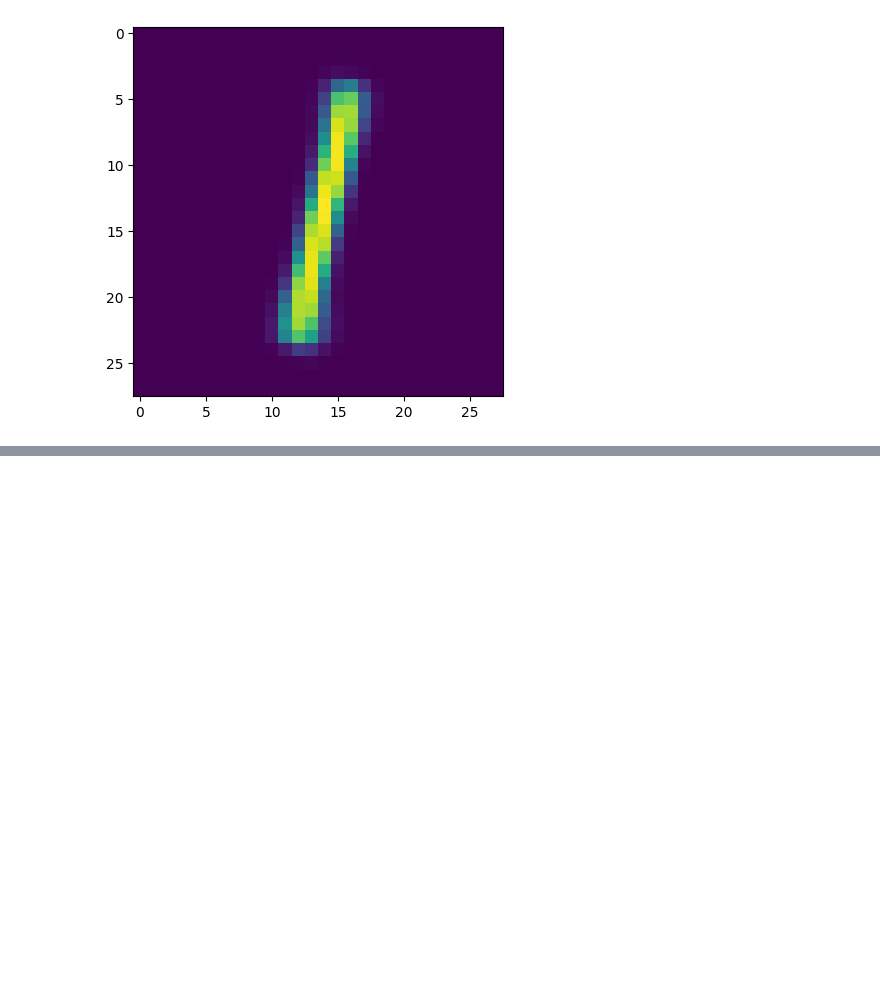
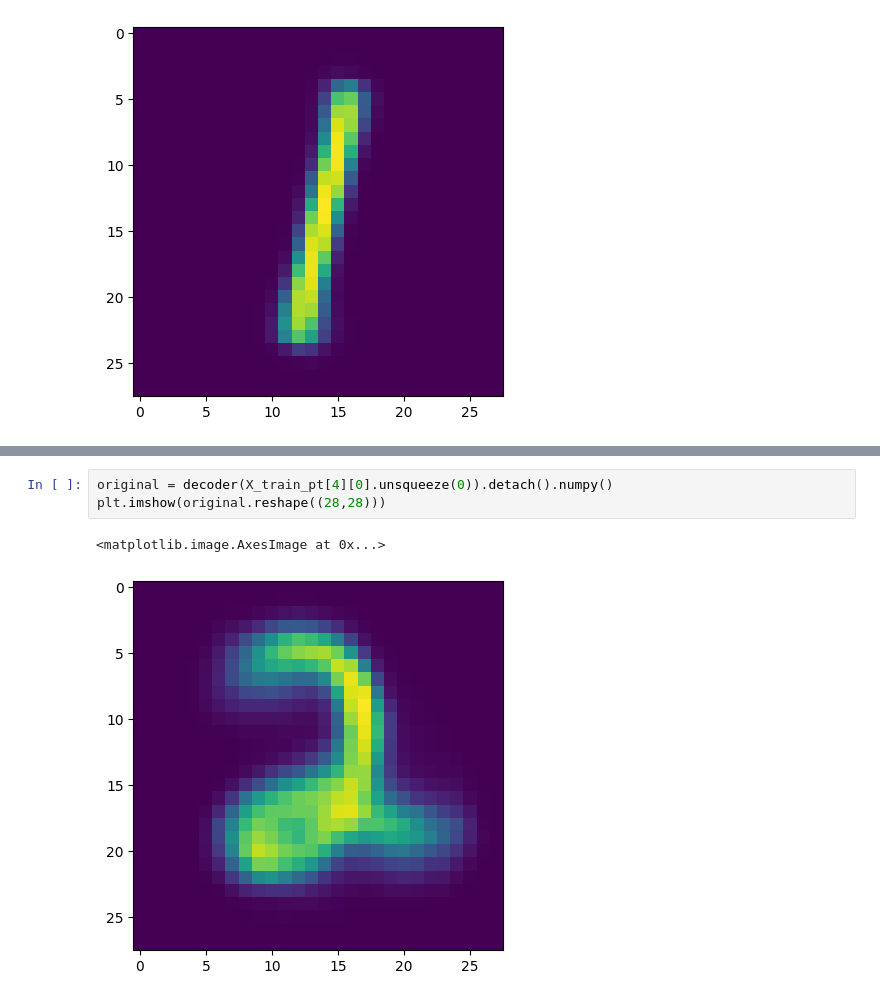
Before and after one commit to GiuseppeFrigeni/ML4SCI2025, a Jupyter notebook: Specific task/Task_3/Task_3.ipynb, the cells around one changed output, grey strips where cells are left out. Cells and saved outputs as stored; diff of their text form; blank space fills up the shorter version.

```diff
--- a/Specific task/Task_3/Task_3.ipynb
+++ b/Specific task/Task_3/Task_3.ipynb
@@ -607,0 +750,6 @@ plt.imshow(original.reshape((28,28)))
+# %%
+original = decoder(X_train_pt[4][0].unsqueeze(0)).detach().numpy()
+plt.imshow(original.reshape((28,28)))
+# %% [output]
+<matplotlib.image.AxesImage at 0x...>
+[figure, added]
```
Also changed, not shown: parts of 15 cells of this notebook, 3 other files.
